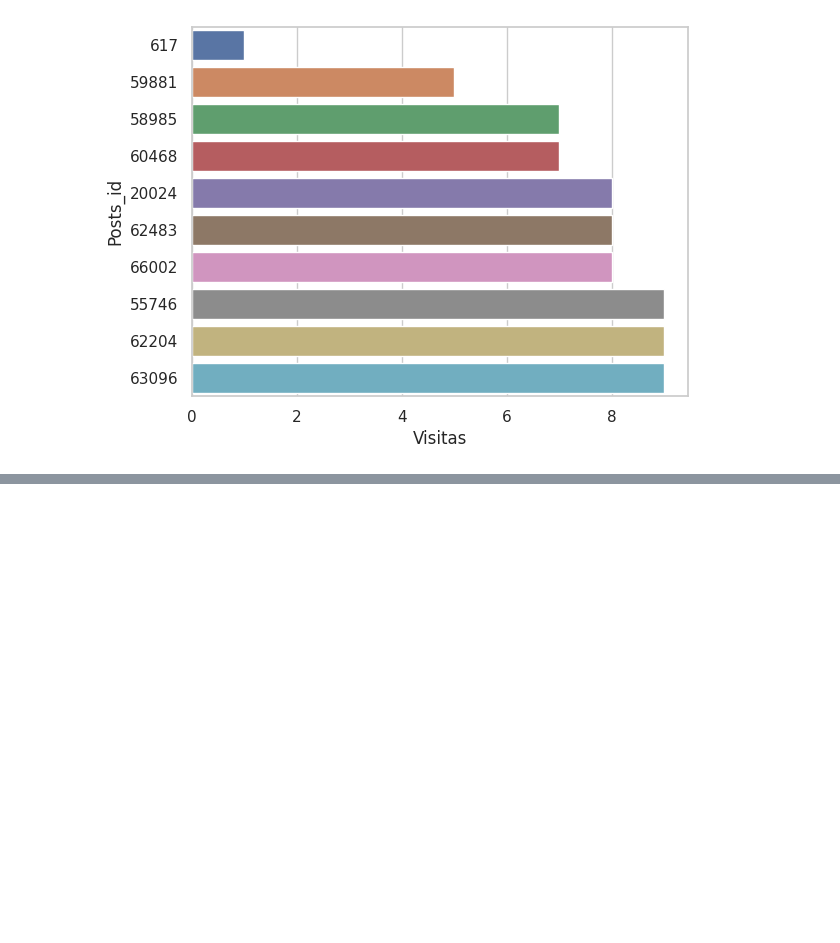
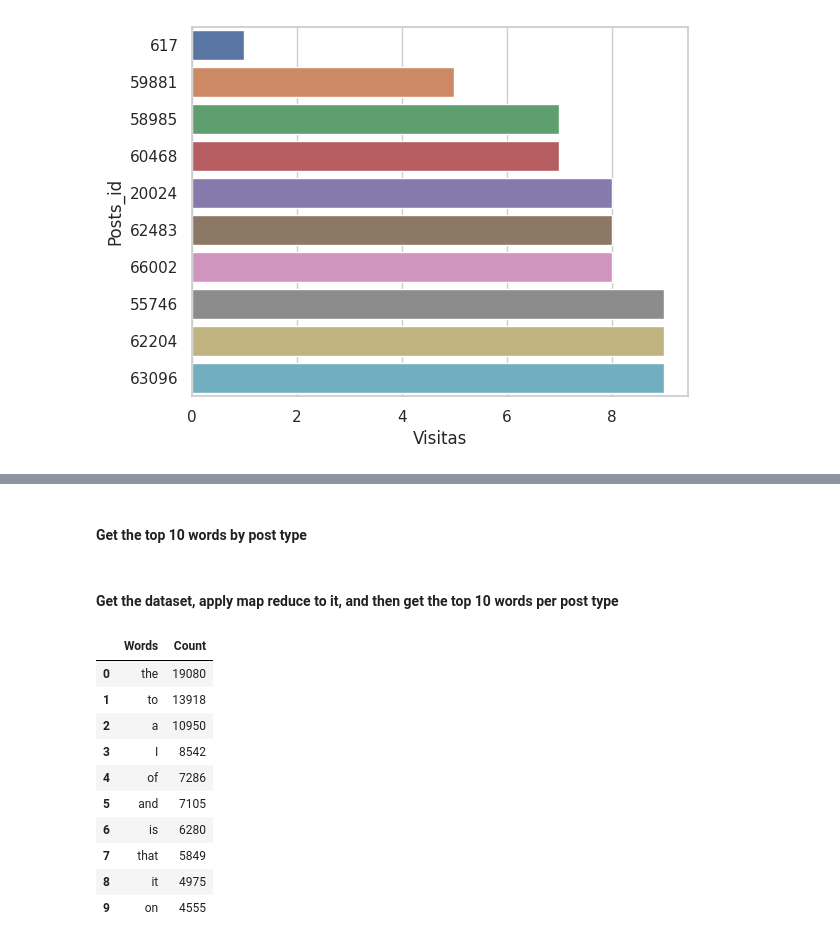
Before and after one commit to alkemyTech/OT301-python, a Jupyter notebook: bigdata/notebooks/GH.ipynb, the cells around one changed output, grey strips where cells are left out. Drawn from its saved outputs; the diff is of its cells as text; code cells hidden in the pictures; blank space fills up the shorter version.

```diff
--- a/bigdata/notebooks/GH.ipynb
+++ b/bigdata/notebooks/GH.ipynb
@@ -97,0 +119,10 @@ sns.barplot(x=visitas, y=posts)
+# %%
+def reduce_counters(data1, data2):
+    for key, value in data2.items():
+        if key in data1.keys():
+            data1[key].update(data2[key])
+        else:
+            data1.update({key:value})
+        return data1
+# %% [markdown]
+#### Get the top 10 words by post type
@@ -97,0 +140,2 @@ sns.barplot(x=visitas, y=posts)
+# %% [markdown]
+#### Get the dataset, apply map reduce to it, and then get the top 10 words per post type
@@ -97,0 +149,16 @@ sns.barplot(x=visitas, y=posts)
+# %%
+df1 = pd.DataFrame(top.get('1'), columns=['Words', 'Count'])
+df1.to_csv(f'{output}/top_words_by_type_of_post_1.csv', index=False)
+df1
+# %% [output]
+|  | Words | Count |
+| 0 | the | 19080 |
+| 1 | to | 13918 |
+| 2 | a | 10950 |
+| 3 | I | 8542 |
+| 4 | of | 7286 |
+| 5 | and | 7105 |
+| 6 | is | 6280 |
+| 7 | that | 5849 |
+| 8 | it | 4975 |
+| 9 | on | 4555 |
```
Also changed, not shown: parts of 13 cells of this notebook, 4 other files.
